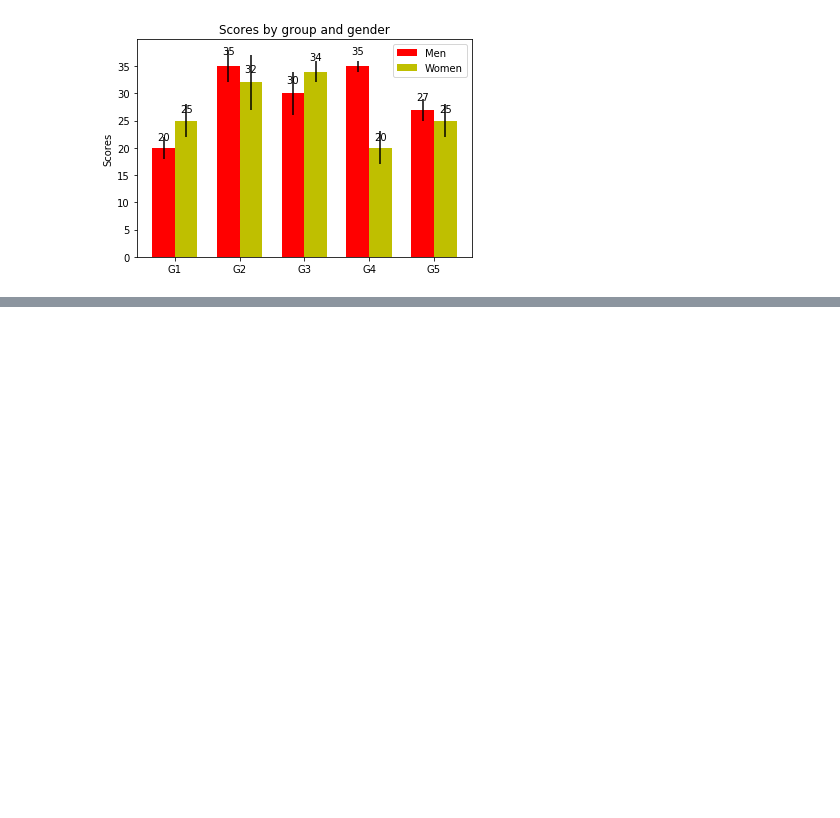
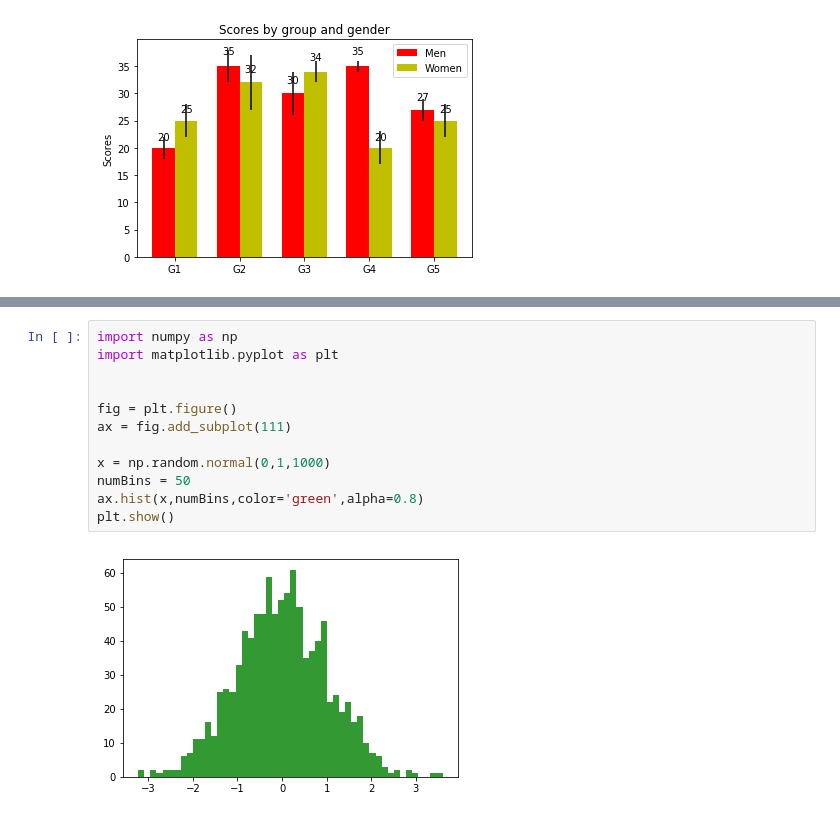
Before and after one commit to drajanikant/Python-programs, a Jupyter notebook: use cases/use case 4.ipynb, the cells around one changed output, grey strips where cells are left out. Drawn from its saved outputs; the diff is of its cells as text; blank space fills up the shorter version.

```diff
--- a/use cases/use case 4.ipynb
+++ b/use cases/use case 4.ipynb
@@ -54,0 +164,14 @@ plt.show()
+# %%
+import numpy as np
+import matplotlib.pyplot as plt
+
+
+fig = plt.figure()
+ax = fig.add_subplot(111)
+
+x = np.random.normal(0,1,1000)
+numBins = 50
+ax.hist(x,numBins,color='green',alpha=0.8)
+plt.show()
+# %% [output]
+[figure, added]
```
Also changed, not shown: parts of 3 cells of this notebook, 2 other files.
